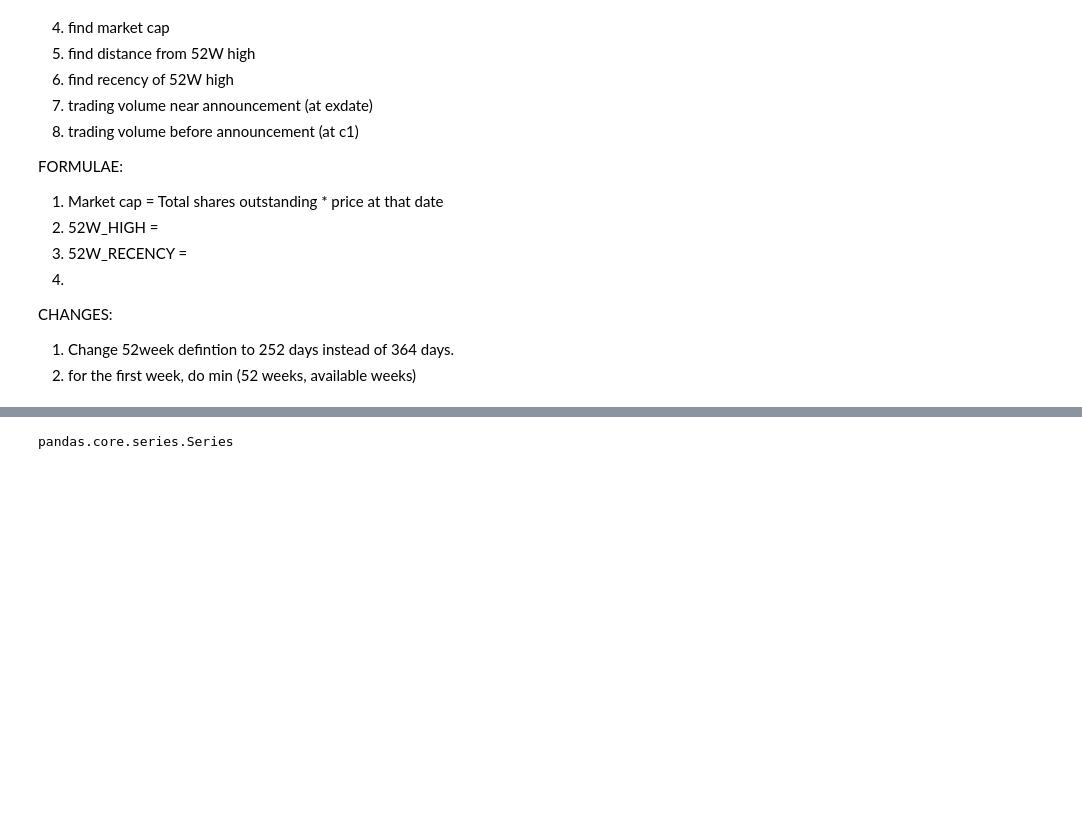
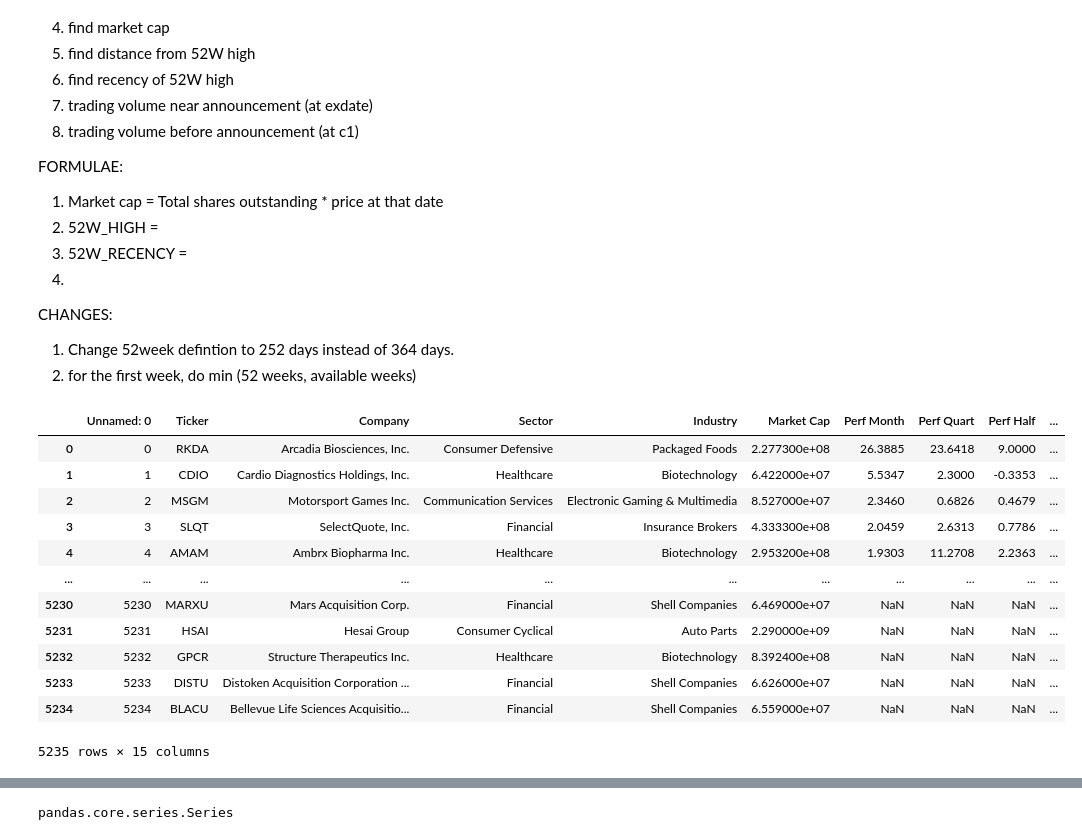
Before and after one commit to yashalgo/code, a Jupyter notebook: ep/src/EP_BASIL.ipynb, the cells around one changed output, grey strips where cells are left out. Cells and saved outputs as stored; diff of their text form; code cells hidden in the pictures; blank space fills up the shorter version.

```diff
--- a/ep/src/EP_BASIL.ipynb
+++ b/ep/src/EP_BASIL.ipynb
@@ -26,3 +26,22 @@ FORMULAE:
 CHANGES:
 1. Change 52week defintion to 252 days instead of 364 days.
 2. for the first week, do min (52 weeks, available weeks)
+# %%
+import pandas as pd
+stocks = pd.read_csv('stocks/us_stocks.csv')
+# %%
+stocks
+# %% [output]
+|  | Unnamed: 0 | Ticker | Company | Sector | Industry | Market Cap | Perf Month | Perf Quart | Perf Half | ... |
+| 0 | 0 | RKDA | Arcadia Biosciences, Inc. | Consumer Defensive | Packaged Foods | 2.277300e+08 | 26.3885 | 23.6418 | 9.0000 | ... |
+| 1 | 1 | CDIO | Cardio Diagnostics Holdings, Inc. | Healthcare | Biotechnology | 6.422000e+07 | 5.5347 | 2.3000 | -0.3353 | ... |
+| 2 | 2 | MSGM | Motorsport Games Inc. | Communication Services | Electronic Gaming & Multimedia | 8.527000e+07 | 2.3460 | 0.6826 | 0.4679 | ... |
+| 3 | 3 | SLQT | SelectQuote, Inc. | Financial | Insurance Brokers | 4.333300e+08 | 2.0459 | 2.6313 | 0.7786 | ... |
+| 4 | 4 | AMAM | Ambrx Biopharma Inc. | Healthcare | Biotechnology | 2.953200e+08 | 1.9303 | 11.2708 | 2.2363 | ... |
+| ... | ... | ... | ... | ... | ... | ... | ... | ... | ... | ... |
+| 5230 | 5230 | MARXU | Mars Acquisition Corp. | Financial | Shell Companies | 6.469000e+07 | NaN | NaN | NaN | ... |
+| 5231 | 5231 | HSAI | Hesai Group | Consumer Cyclical | Auto Parts | 2.290000e+09 | NaN | NaN | NaN | ... |
+| 5232 | 5232 | GPCR | Structure Therapeutics Inc. | Healthcare | Biotechnology | 8.392400e+08 | NaN | NaN | NaN | ... |
+| 5233 | 5233 | DISTU | Distoken Acquisition Corporation ... | Financial | Shell Companies | 6.626000e+07 | NaN | NaN | NaN | ... |
+| 5234 | 5234 | BLACU | Bellevue Life Sciences Acquisitio... | Financial | Shell Companies | 6.559000e+07 | NaN | NaN | NaN | ... |
+5235 rows × 15 columns
```
Also changed, not shown: parts of 29 cells of this notebook, 2 other files.
